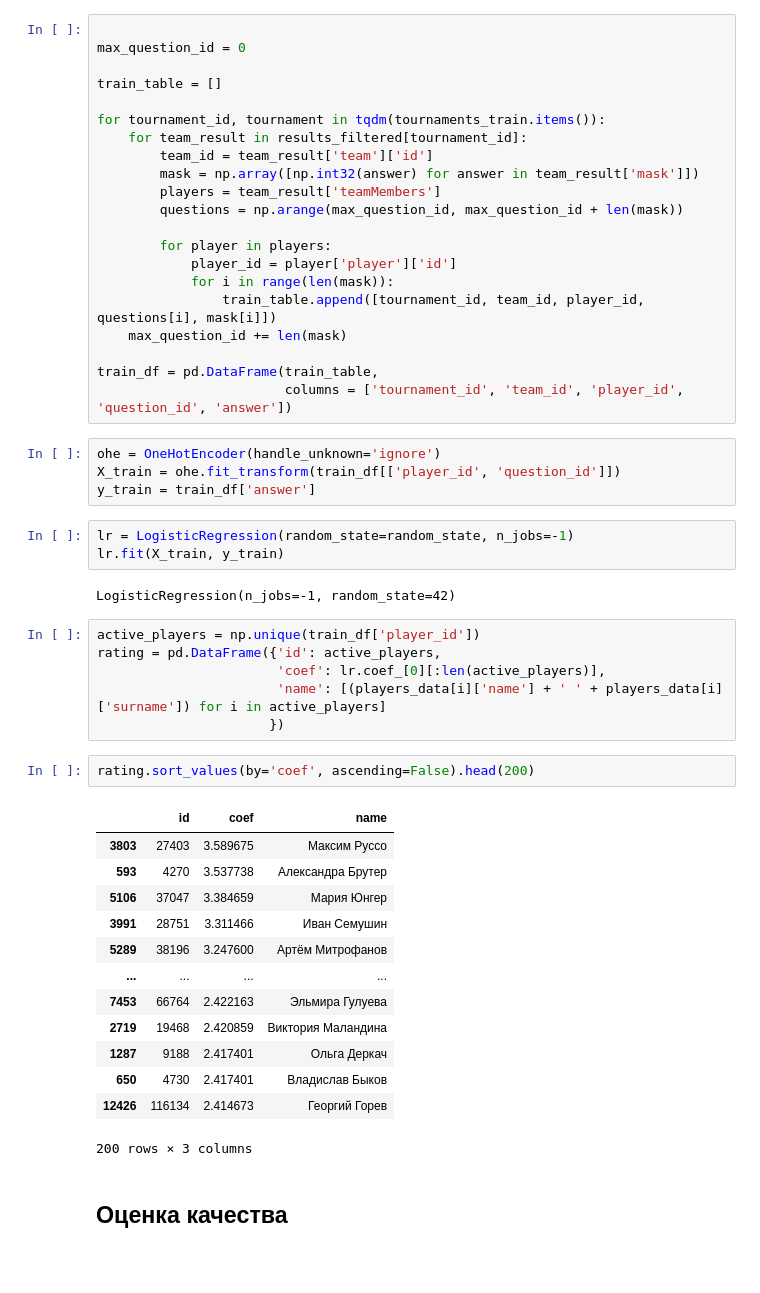
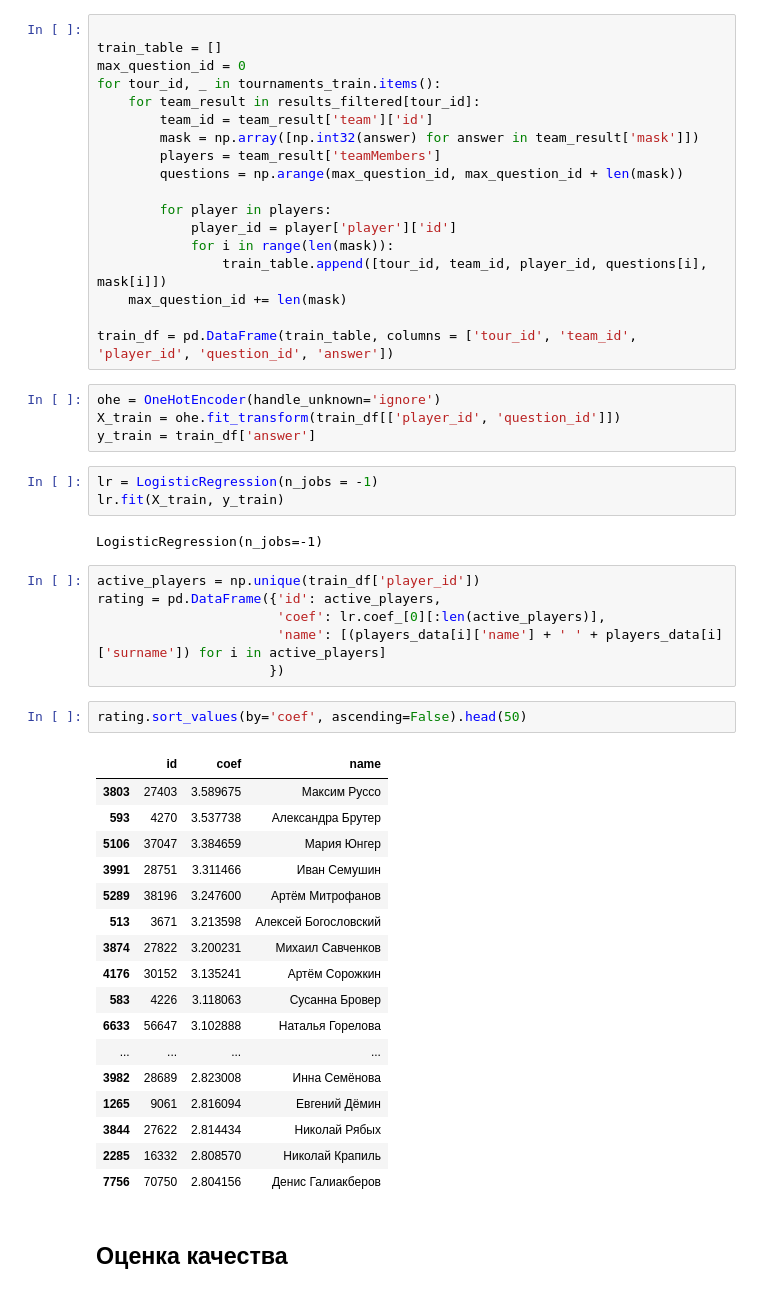
Before and after one commit to yukuproj/made2, a Jupyter notebook: hw2_kuznetsov_ya.ipynb, the cells around one changed output. Saved outputs shown, nothing was run; the diff lists cells and outputs as text; blank space fills up the shorter version.

```diff
--- a/hw2_kuznetsov_ya.ipynb
+++ b/hw2_kuznetsov_ya.ipynb
@@ -78,12 +76,10 @@ print(f'Размер тестовой выборки:  {len(tournaments_test)}')
 Для определения переменных модели закодируем игрока и вопрос в с помощью OneHotEncoding представления. Входной вектор для обучения тогда - это вектор из нулей и единиц, где единицы соответствуют конкретному игроку и конкретному вопросу на который он отвечает, а ответ - 0 или 1 в зависимости от того, ответил ли игрок на вопрос.
 # %%
 
+train_table = []
 max_question_id = 0
-
-train_table = []
-
-for tournament_id, tournament in tqdm(tournaments_train.items()):
-    for team_result in results_filtered[tournament_id]:
+for tour_id, _ in tournaments_train.items():
+    for team_result in results_filtered[tour_id]:
         team_id = team_result['team']['id']
         mask = np.array([np.int32(answer) for answer in team_result['mask']])
         players = team_result['teamMembers']
@@ -92,20 +88,19 @@ for tournament_id, tournament in tqdm(tournaments_train.items()):
         for player in players:
             player_id = player['player']['id']
             for i in range(len(mask)):
-                train_table.append([tournament_id, team_id, player_id, questions[i], mask[i]])
+                train_table.append([tour_id, team_id, player_id, questions[i], mask[i]])
     max_question_id += len(mask)
 
-train_df = pd.DataFrame(train_table,
-                        columns = ['tournament_id', 'team_id', 'player_id', 'question_id', 'answer'])
+train_df = pd.DataFrame(train_table, columns = ['tour_id', 'team_id', 'player_id', 'question_id', 'answer'])
 # %%
 ohe = OneHotEncoder(handle_unknown='ignore')
 X_train = ohe.fit_transform(train_df[['player_id', 'question_id']])
 y_train = train_df['answer']
 # %%
-lr = LogisticRegression(random_state=random_state, n_jobs=-1)
+lr = LogisticRegression(n_jobs = -1)
 lr.fit(X_train, y_train)
 # %% [output]
-LogisticRegression(n_jobs=-1, random_state=42)
+LogisticRegression(n_jobs=-1)
 # %%
 active_players = np.unique(train_df['player_id'])
 rating = pd.DataFrame({'id': active_players,
@@ -113,20 +108,24 @@ rating = pd.DataFrame({'id': active_players,
                        'name': [(players_data[i]['name'] + ' ' + players_data[i]['surname']) for i in active_players]
                       })
 # %%
-rating.sort_values(by='coef', ascending=False).head(200)
+rating.sort_values(by='coef', ascending=False).head(50)
 # %% [output]
 |  | id | coef | name |
 | 3803 | 27403 | 3.589675 | Максим Руссо |
 | 593 | 4270 | 3.537738 | Александра Брутер |
 | 5106 | 37047 | 3.384659 | Мария Юнгер |
 | 3991 | 28751 | 3.311466 | Иван Семушин |
 | 5289 | 38196 | 3.247600 | Артём Митрофанов |
+| 513 | 3671 | 3.213598 | Алексей Богословский |
+| 3874 | 27822 | 3.200231 | Михаил Савченков |
+| 4176 | 30152 | 3.135241 | Артём Сорожкин |
+| 583 | 4226 | 3.118063 | Сусанна Бровер |
+| 6633 | 56647 | 3.102888 | Наталья Горелова |
 | ... | ... | ... | ... |
-| 7453 | 66764 | 2.422163 | Эльмира Гулуева |
-| 2719 | 19468 | 2.420859 | Виктория Маландина |
-| 1287 | 9188 | 2.417401 | Ольга Деркач |
-| 650 | 4730 | 2.417401 | Владислав Быков |
-| 12426 | 116134 | 2.414673 | Георгий Горев |
+| 3982 | 28689 | 2.823008 | Инна Семёнова |
+| 1265 | 9061 | 2.816094 | Евгений Дёмин |
+| 3844 | 27622 | 2.814434 | Николай Рябых |
+| 2285 | 16332 | 2.808570 | Николай Крапиль |
+| 7756 | 70750 | 2.804156 | Денис Галиакберов |
-200 rows × 3 columns
 # %% [markdown]
 ## Оценка качества <a name = "quality"/>
```
Also changed, not shown: parts of 4 cells of this notebook.
